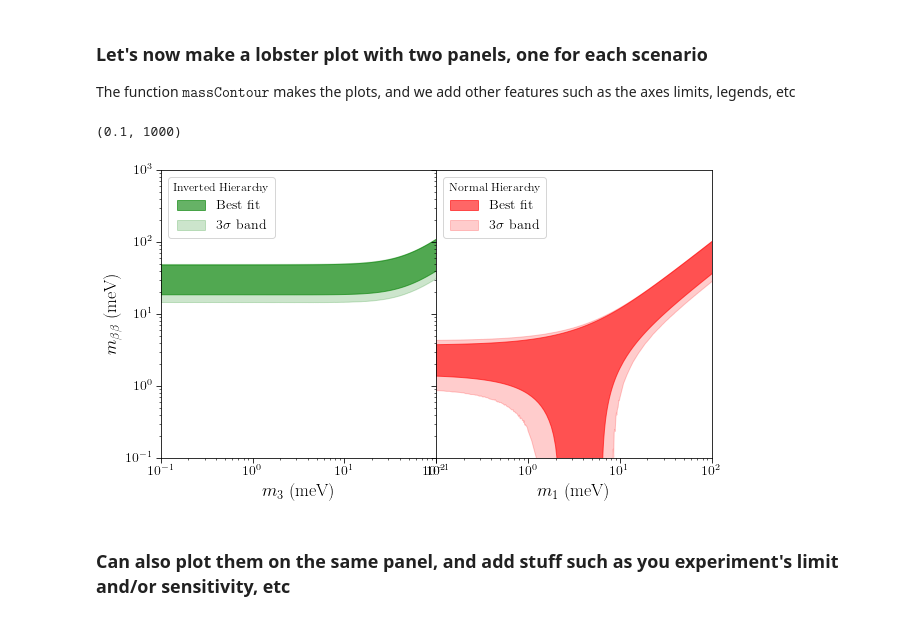
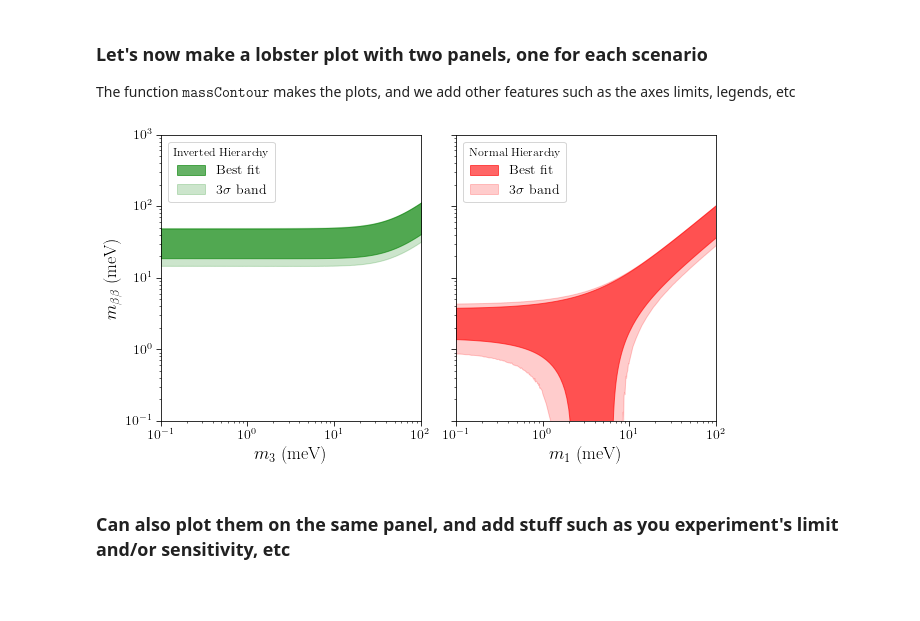
Before and after one commit to toej93/LobsterPlot, a Jupyter notebook: lobsterPlot.ipynb, the cells around one changed output. Drawn from its saved outputs; the diff is of its cells as text; code cells hidden in the pictures; blank space fills up the shorter version.

```diff
--- a/lobsterPlot.ipynb
+++ b/lobsterPlot.ipynb
@@ -140,33 +140,32 @@ The function $\texttt{massContour}$ makes the plots, and we add other features s
 # %%
 XaxisMin = .1
 XaxisMax = 100
 YaxisMin = .1
 YaxisMax = 1000
 
 f, (IH, NH) = plt.subplots(1, 2, sharey=True, figsize=(9,5))
 massContour(IH, ml,mbbI, 'g',r'$m_{3}$ (meV)', r'$m_{\beta\beta}$ (meV)')
 massContour(NH, ml,mbbN, 'r',r'$m_{1}$ (meV)')
 f.subplots_adjust(wspace=0, left = 0.12, bottom=0.15, right=0.97, top=0.95)
 
 bestfit = mpatches.Patch(color='g', alpha=0.6)
 threeS = mpatches.Patch(color='g', alpha=0.2)
 IH.legend([bestfit, threeS], ['Best fit', '3$\sigma$ band'],loc=2,title='Inverted Hierarchy', fontsize = 14)
 bestfit = mpatches.Patch(color='r', alpha=0.6)
 threeS = mpatches.Patch(color='r', alpha=0.2)
 NH.legend([bestfit, threeS], ['Best fit', '3$\sigma$ band'],loc=2,title='Normal Hierarchy',fontsize = 14)
 
 IH.set_xlim(XaxisMin,XaxisMax)
 IH.set_ylim(YaxisMin,YaxisMax)
 
 NH.set_xlim(XaxisMin,XaxisMax)
 NH.set_ylim(YaxisMin,YaxisMax)
 
-# plt.tight_layout()
+plt.tight_layout()
 ## Uncomment the following line of you'd like to save the plot
 # plt.savefig("./Lobster_twoPanels.pdf")
 # %% [output]
-(0.1, 1000)
-[figure, old version]
+[figure, new version]
 # %% [markdown]
 ### Can also plot them on the same panel, and add stuff such as you experiment's limit and/or sensitivity, etc
 # %%
```
Also changed, not shown: parts of 1 cell of this notebook, 5 other files.
